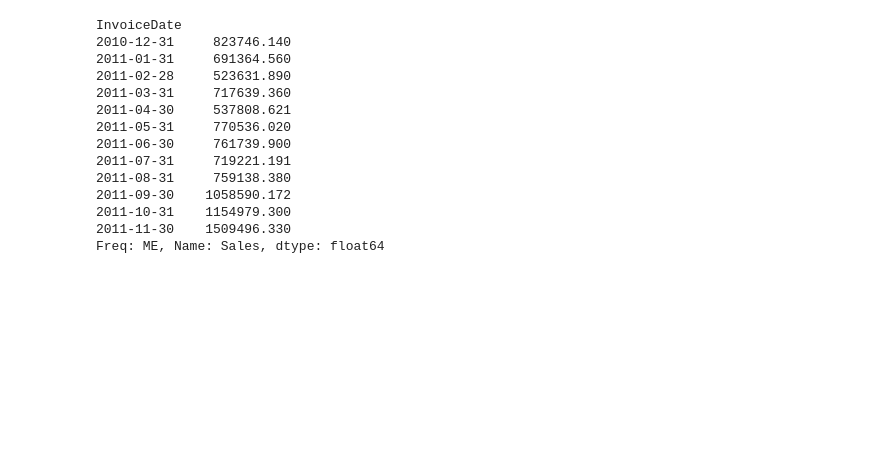
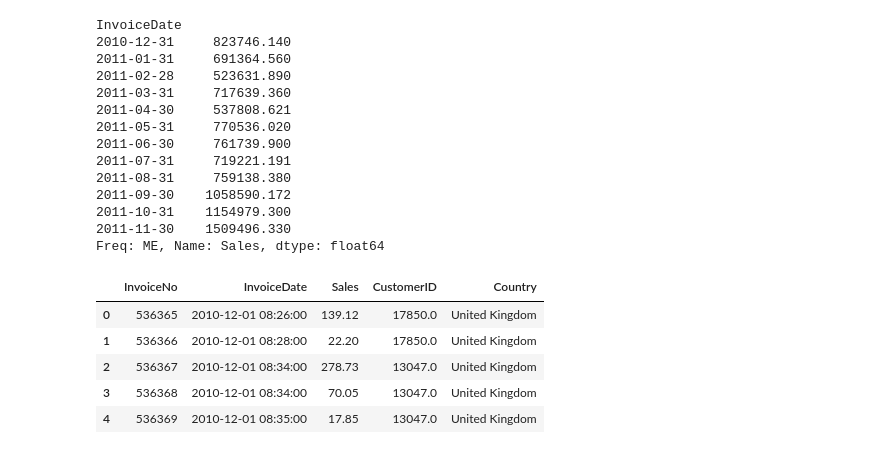
Before and after one commit to abdulsamad3414/Data-Visualization-Ned, a Jupyter notebook: Ned Data Visulization/25/1/25.ipynb, the cells around one changed output. Saved outputs shown, nothing was run; the diff lists cells and outputs as text; code cells hidden in the pictures; blank space fills up the shorter version.

```diff
--- a/Ned Data Visulization/25/1/25.ipynb
+++ b/Ned Data Visulization/25/1/25.ipynb
@@ -193,0 +202,9 @@ Freq: ME, Name: Sales, dtype: float64
+# %%
+invoice_customer_df.head()
+# %% [output]
+|  | InvoiceNo | InvoiceDate | Sales | CustomerID | Country |
+| 0 | 536365 | 2010-12-01 08:26:00 | 139.12 | 17850.0 | United Kingdom |
+| 1 | 536366 | 2010-12-01 08:28:00 | 22.20 | 17850.0 | United Kingdom |
+| 2 | 536367 | 2010-12-01 08:34:00 | 278.73 | 13047.0 | United Kingdom |
+| 3 | 536368 | 2010-12-01 08:34:00 | 70.05 | 13047.0 | United Kingdom |
+| 4 | 536369 | 2010-12-01 08:35:00 | 17.85 | 13047.0 | United Kingdom |
```
Also changed, not shown: parts of 11 cells of this notebook, 3 other files.
